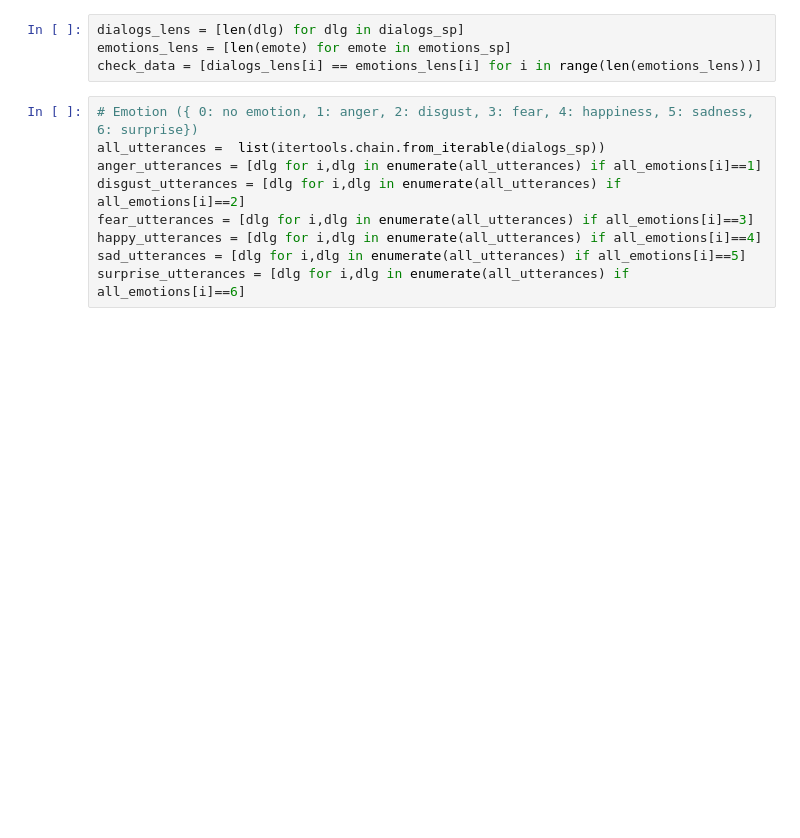
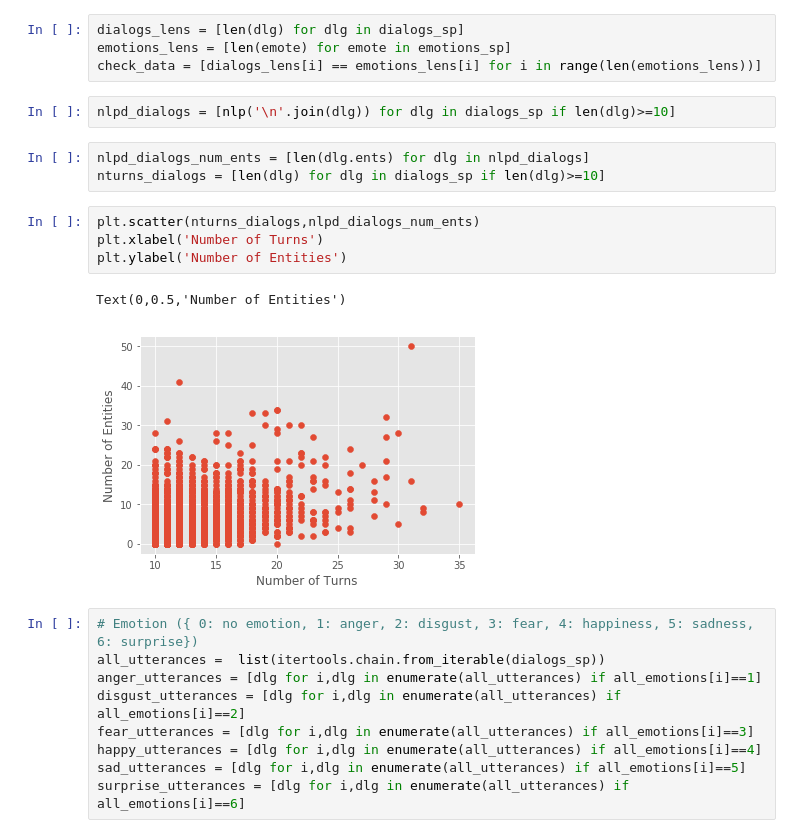
Before and after one commit to SaulAryehKohn/robo-recall, a Jupyter notebook: notebooks/Exploratory_data_analysis.ipynb, the cells around one changed output. Cells and saved outputs as stored; diff of their text form; blank space fills up the shorter version.

```diff
--- a/notebooks/Exploratory_data_analysis.ipynb
+++ b/notebooks/Exploratory_data_analysis.ipynb
@@ -60,6 +60,18 @@ Text(0.5,1,'0:No Emotion; 1: anger; 2: disgust;\n 3: fear; 4: happiness; 5: sadn
 dialogs_lens = [len(dlg) for dlg in dialogs_sp]
 emotions_lens = [len(emote) for emote in emotions_sp]
 check_data = [dialogs_lens[i] == emotions_lens[i] for i in range(len(emotions_lens))]
+# %%
+nlpd_dialogs = [nlp('\n'.join(dlg)) for dlg in dialogs_sp if len(dlg)>=10]
+# %%
+nlpd_dialogs_num_ents = [len(dlg.ents) for dlg in nlpd_dialogs]
+nturns_dialogs = [len(dlg) for dlg in dialogs_sp if len(dlg)>=10]
+# %%
+plt.scatter(nturns_dialogs,nlpd_dialogs_num_ents)
+plt.xlabel('Number of Turns')
+plt.ylabel('Number of Entities')
+# %% [output]
+Text(0,0.5,'Number of Entities')
+[figure, added]
 # %%
 # Emotion ({ 0: no emotion, 1: anger, 2: disgust, 3: fear, 4: happiness, 5: sadness, 6: surprise})
 all_utterances =  list(itertools.chain.from_iterable(dialogs_sp))
```
Also changed, not shown: 4 other files.
